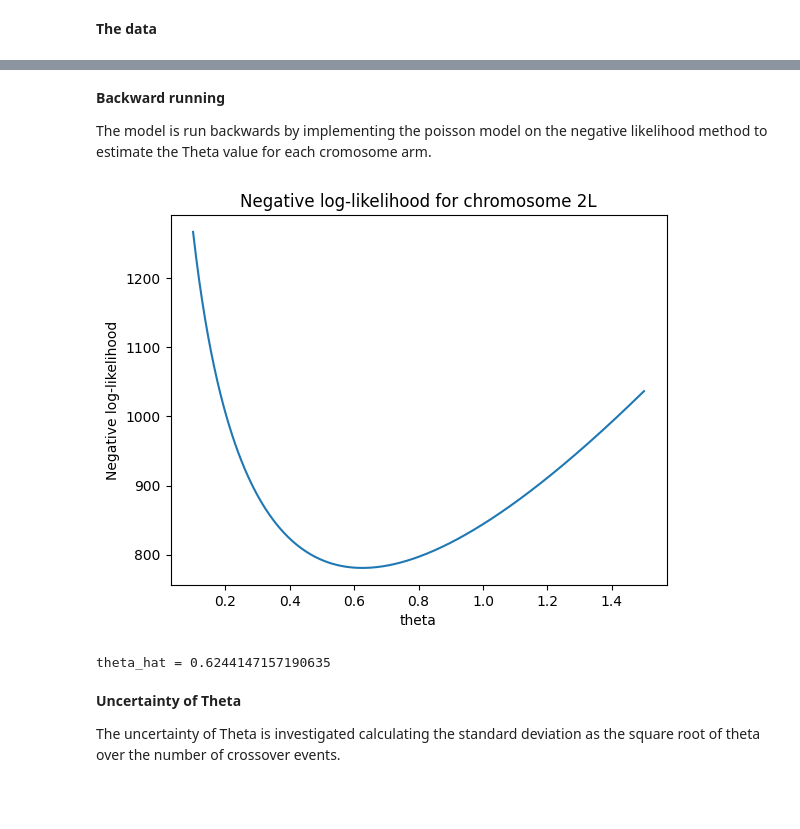
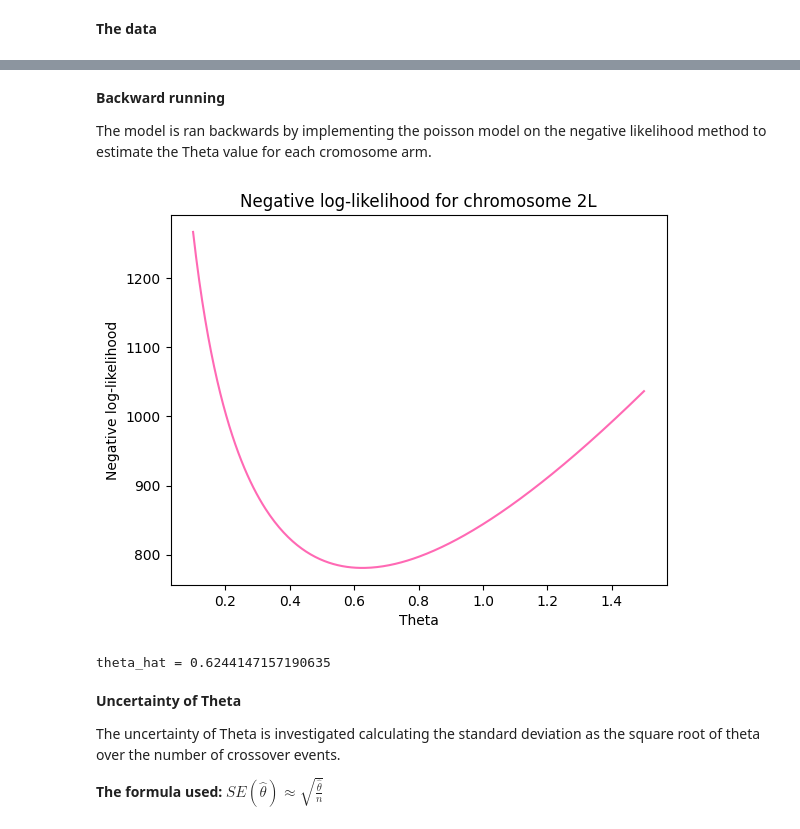
Before and after one commit to 88305Louise/cb2330-portfolio, a Jupyter notebook: project.ipynb, the cells around one changed output, grey strips where cells are left out. Saved outputs shown, nothing was run; the diff lists cells and outputs as text; code cells hidden in the pictures; blank space fills up the shorter version.

```diff
--- a/project.ipynb
+++ b/project.ipynb
@@ -93,10 +112,10 @@ for chromosome in chromosomes:
   plt.figure(figsize=(6, 4))
 
   plt.bar(np.array(crossover_classes) - width/2, counts,
-          width=width, label="Observed")
+          width=width, label="Observed", color = "hotpink")
 
   plt.bar(np.array(crossover_classes) + width/2, expected,
-            width=width, label="Expected")
+            width=width, label="Expected from Poisson", color = "pink")
 
   plt.xlabel("Number of crossovers")
   plt.ylabel("Number of meiotic events")
@@ -134,7 +153,7 @@ observed = [354, 331, 64, 5, 0]
 # %% [markdown]
 **Backward running**
 
-The model is run backwards by implementing the poisson model on the negative likelihood method to estimate the Theta value for each cromosome arm.
+The model is ran backwards by implementing the poisson model on the negative likelihood method to estimate the Theta value for each cromosome arm.
 # %%
 def likelihood(crossover_classes, counts, theta):
   """L(theta) = .... p(x_i | theta)."""
@@ -175,24 +194,24 @@ def position_of_min(values):
 # %%
 thetas = np.linspace(0.1, 1.5, 300)
 nLLs = np.zeros(len(thetas))
 
 for i in range(len(thetas)):
 
     nLLs[i] = nLL(
         crossover_classes,
         data["2L"],
         thetas[i]
     )
 
-plt.plot(thetas, nLLs)
+plt.plot(thetas, nLLs, color = "hotpink")
 
-plt.xlabel("theta")
+plt.xlabel("Theta")
 plt.ylabel("Negative log-likelihood")
 plt.title("Negative log-likelihood for chromosome 2L")
 
 plt.show()
 # %% [output]
-[figure, old version]
+[figure, new version]
 # %%
 best = position_of_min(nLLs)
 
@@ -205,4 +224,6 @@ theta_hat = 0.6244147157190635
 **Uncertainty of Theta**
 
 The uncertainty of Theta is investigated calculating the standard deviation as the square root of theta over the number of crossover events.
+
+**The formula used:** $SE(\hat{\theta}) ≈ \sqrt{\frac{\hat{\theta}}{n}}$
 # %%
```
Also changed, not shown: parts of 6 cells of this notebook.
